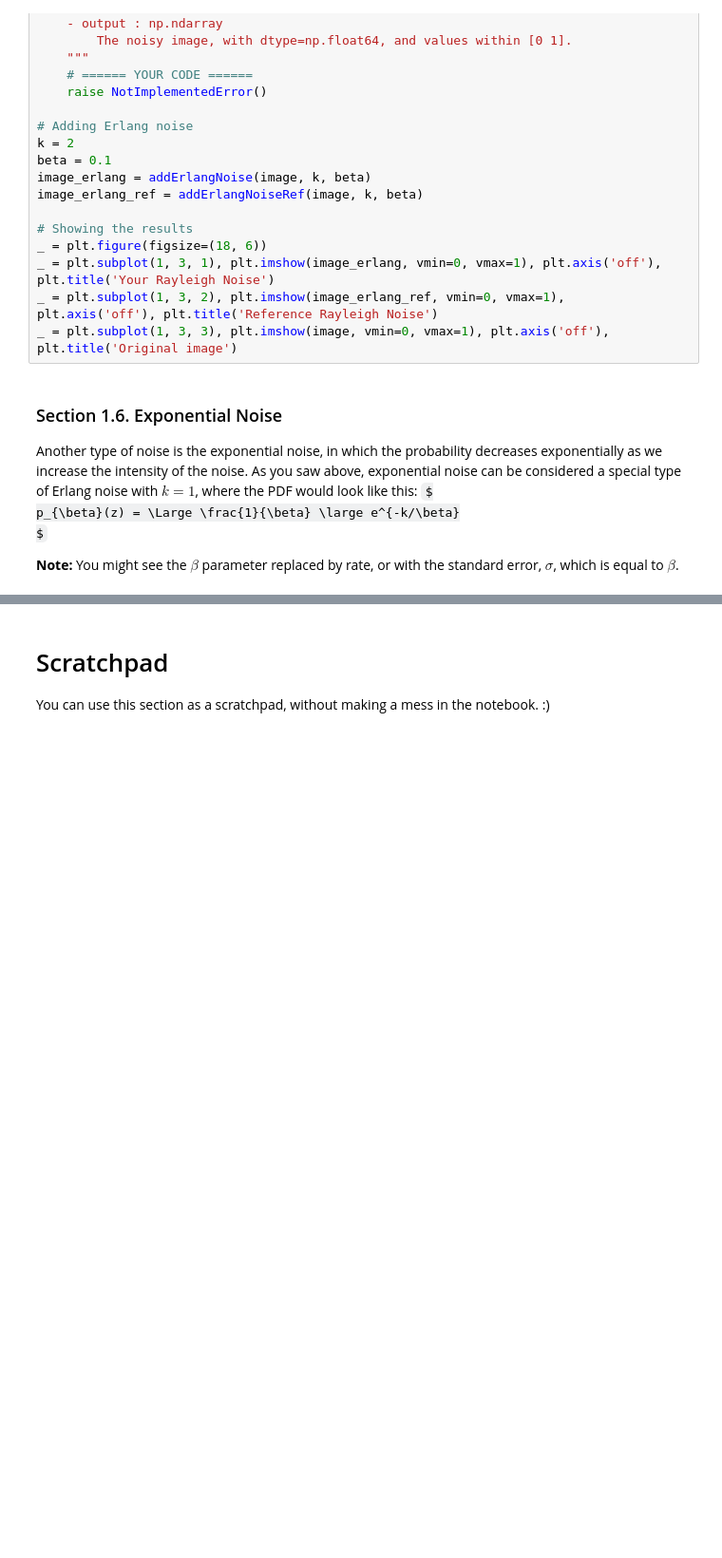
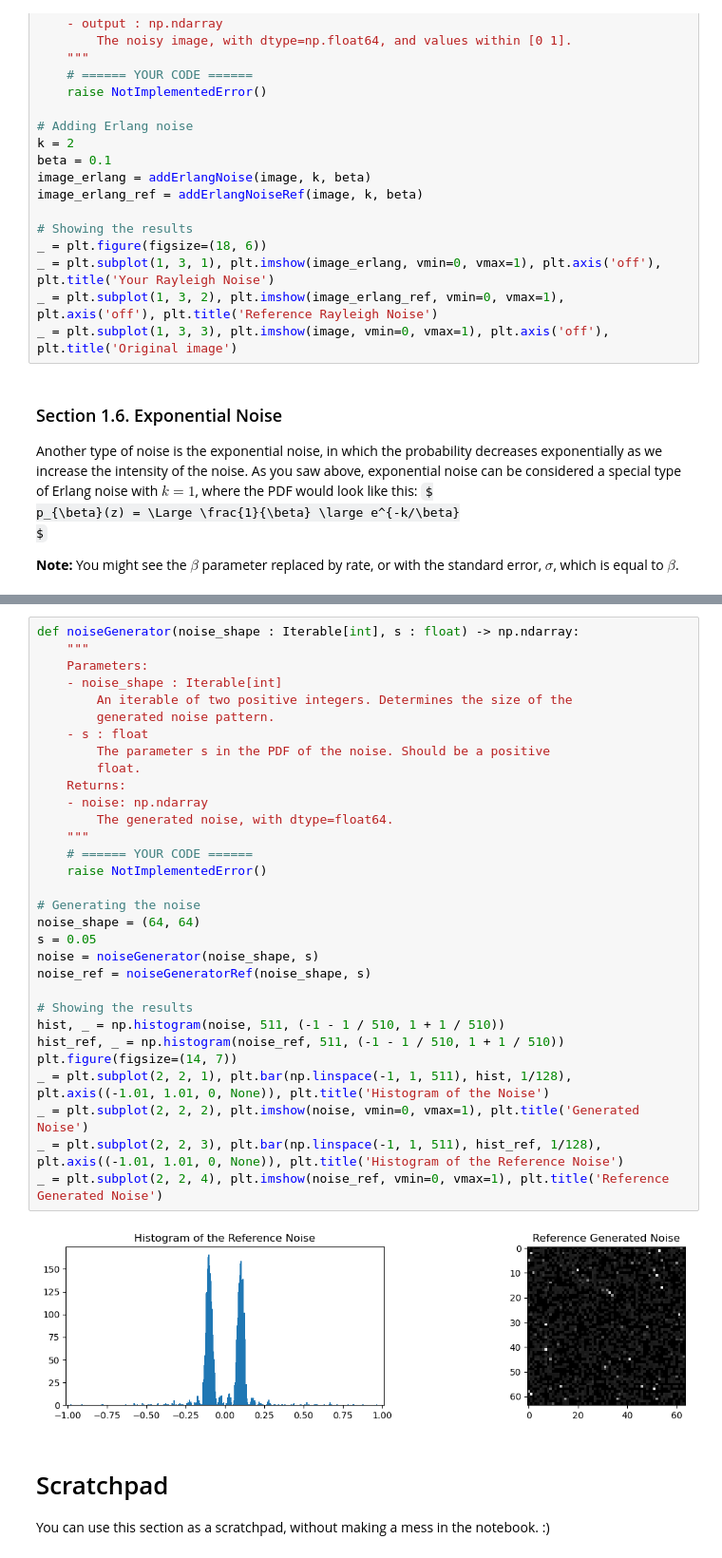
Before and after one commit to pizadi/computer-vision-playground, a Jupyter notebook: noise/random-noise.ipynb, the cells around one changed output, grey strips where cells are left out. Shown at 95% size. Drawn from its saved outputs; the diff is of its cells as text; some formulas as TeX source; blank space fills up the shorter version.

Commit message:
Added sections to random noise

```diff
--- a/noise/random-noise.ipynb
+++ b/noise/random-noise.ipynb
@@ -301,3 +362,36 @@ $
+# %%
+def noiseGenerator(noise_shape : Iterable[int], s : float) -> np.ndarray:
+    """
+    Parameters:
+    - noise_shape : Iterable[int]
+        An iterable of two positive integers. Determines the size of the
+        generated noise pattern.
+    - s : float
+        The parameter s in the PDF of the noise. Should be a positive
+        float.
+    Returns:
+    - noise: np.ndarray
+        The generated noise, with dtype=float64.
+    """
+    # ====== YOUR CODE ======
+    raise NotImplementedError()
+
+# Generating the noise
+noise_shape = (64, 64)
+s = 0.05
+noise = noiseGenerator(noise_shape, s)
+noise_ref = noiseGeneratorRef(noise_shape, s)
+
+# Showing the results
+hist, _ = np.histogram(noise, 511, (-1 - 1 / 510, 1 + 1 / 510))
+hist_ref, _ = np.histogram(noise_ref, 511, (-1 - 1 / 510, 1 + 1 / 510))
+plt.figure(figsize=(14, 7))
+_ = plt.subplot(2, 2, 1), plt.bar(np.linspace(-1, 1, 511), hist, 1/128), plt.axis((-1.01, 1.01, 0, None)), plt.title('Histogram of the Noise')
+_ = plt.subplot(2, 2, 2), plt.imshow(noise, vmin=0, vmax=1), plt.title('Generated Noise')
+_ = plt.subplot(2, 2, 3), plt.bar(np.linspace(-1, 1, 511), hist_ref, 1/128), plt.axis((-1.01, 1.01, 0, None)), plt.title('Histogram of the Reference Noise')
+_ = plt.subplot(2, 2, 4), plt.imshow(noise_ref, vmin=0, vmax=1), plt.title('Reference Generated Noise')
+# %% [output]
+[figure, added]
 # %% [markdown]
 # Scratchpad
 You can use this section as a scratchpad, without making a mess in the notebook. :)
```
Also changed, not shown: parts of 10 cells of this notebook, 2 other files.
